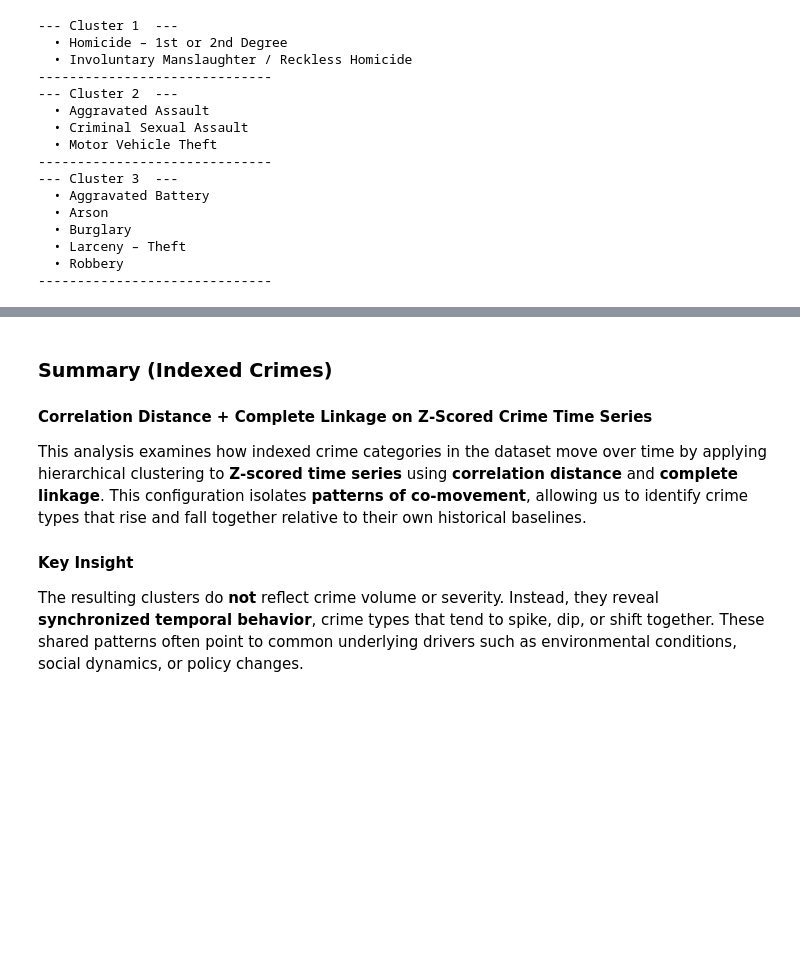
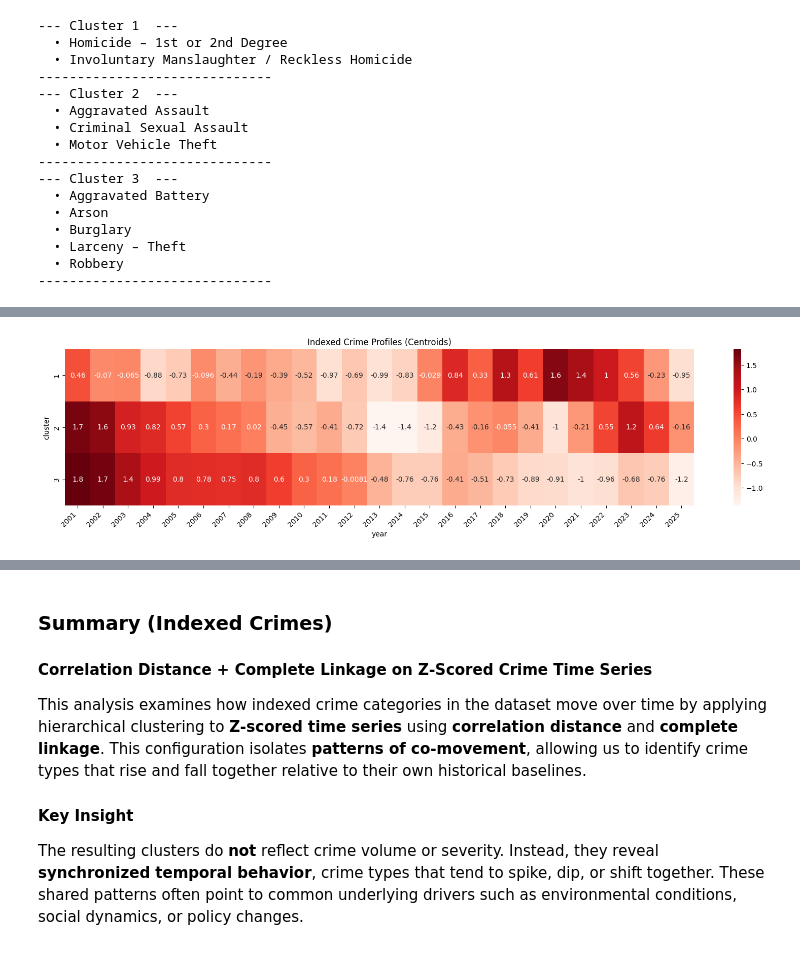
Before and after one commit to SirErikPak/ChicagoCrime, a Jupyter notebook: Notebook/ChicagoCrimeExploratoryClusterAnalysis.ipynb, the cells around one changed output, grey strips where cells are left out. Drawn from its saved outputs; the diff is of its cells as text; code cells hidden in the pictures; blank space fills up the shorter version.

```diff
--- a/Notebook/ChicagoCrimeExploratoryClusterAnalysis.ipynb
+++ b/Notebook/ChicagoCrimeExploratoryClusterAnalysis.ipynb
@@ -471,0 +491,4 @@ for cluster_num in range(1, (len(np.unique(clusters))) + 1):
+# %%
+# centroid
+centroids = df_labeled.groupby("cluster").mean()
+centroids
@@ -471,0 +501,10 @@ for cluster_num in range(1, (len(np.unique(clusters))) + 1):
+# %%
+plt.figure(figsize=(20,4))
+sns.heatmap(centroids, annot=True, cmap="Reds")
+plt.title("Indexed Crime Profiles (Centroids)")
+plt.xticks(rotation=45, ha='right')
+# Save the figure with high resolution and tight cropping
+plt.savefig("../Image/cluster_centroids_analysis.png", dpi=1200, bbox_inches='tight')
+plt.show()
+# %% [output]
+[figure, added]
```
Also changed, not shown: parts of 8 cells of this notebook, 8 other files.
